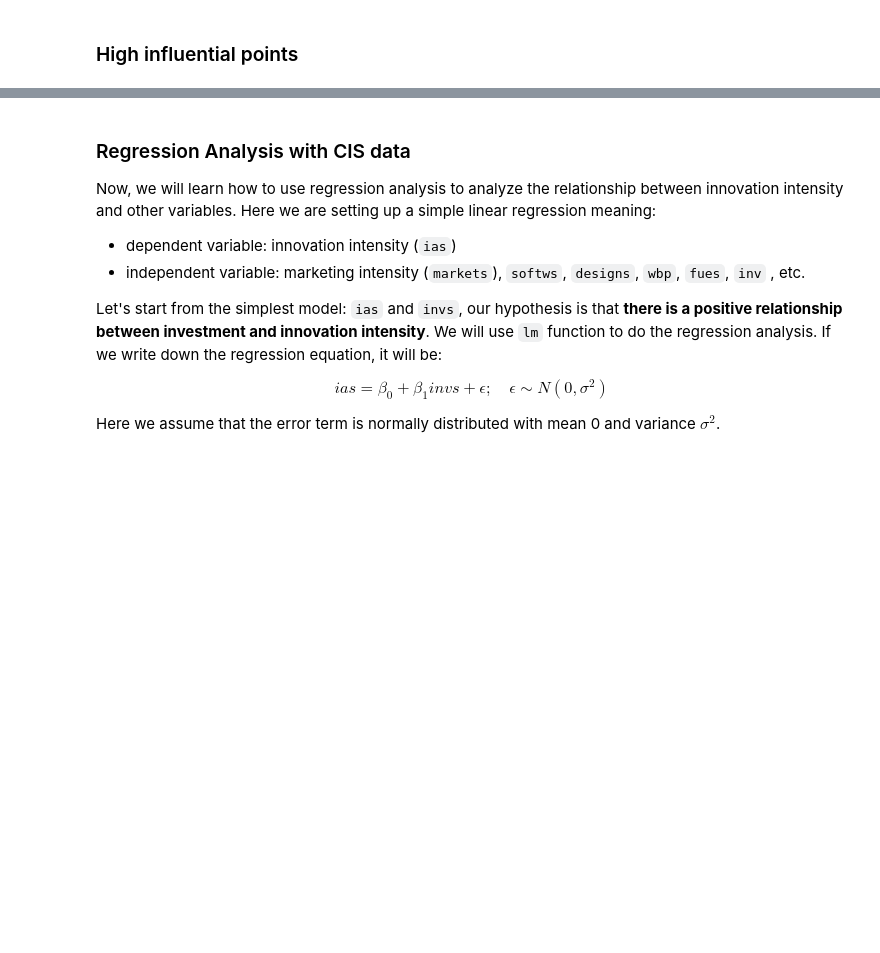
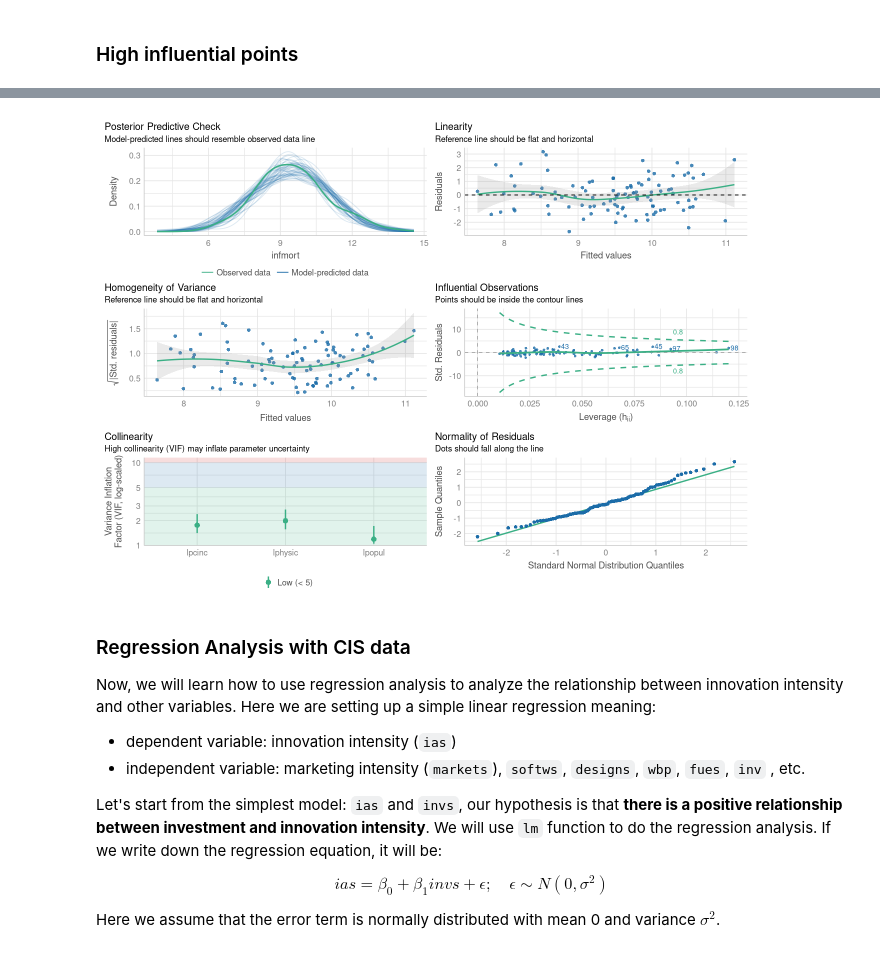
Before and after one commit to oceanumeric/data-science-go-small, a Jupyter notebook: all-in-one-for-the-exam/all-in-one.ipynb, the cells around one changed output, grey strips where cells are left out. Cells and saved outputs as stored; diff of their text form; code cells hidden in the pictures; blank space fills up the shorter version.

```diff
--- a/all-in-one-for-the-exam/all-in-one.ipynb
+++ b/all-in-one-for-the-exam/all-in-one.ipynb
@@ -2136,0 +2270,3 @@ str(infmrt)
+# %%
+infmrt_reg2 <- lm(infmort ~ lpcinc + lphysic + lpopul, data = infmrt2)
+stargazer(infmrt_reg2, type="text")
@@ -2137,3 +2291,7 @@ str(infmrt)
+# %%
+check_model(infmrt_reg2)
+# %% [output]
+[figure, added]
 # %% [markdown]
 ### Regression Analysis with CIS data
 
```
Also changed, not shown: parts of 20 cells of this notebook, 1 other file.
